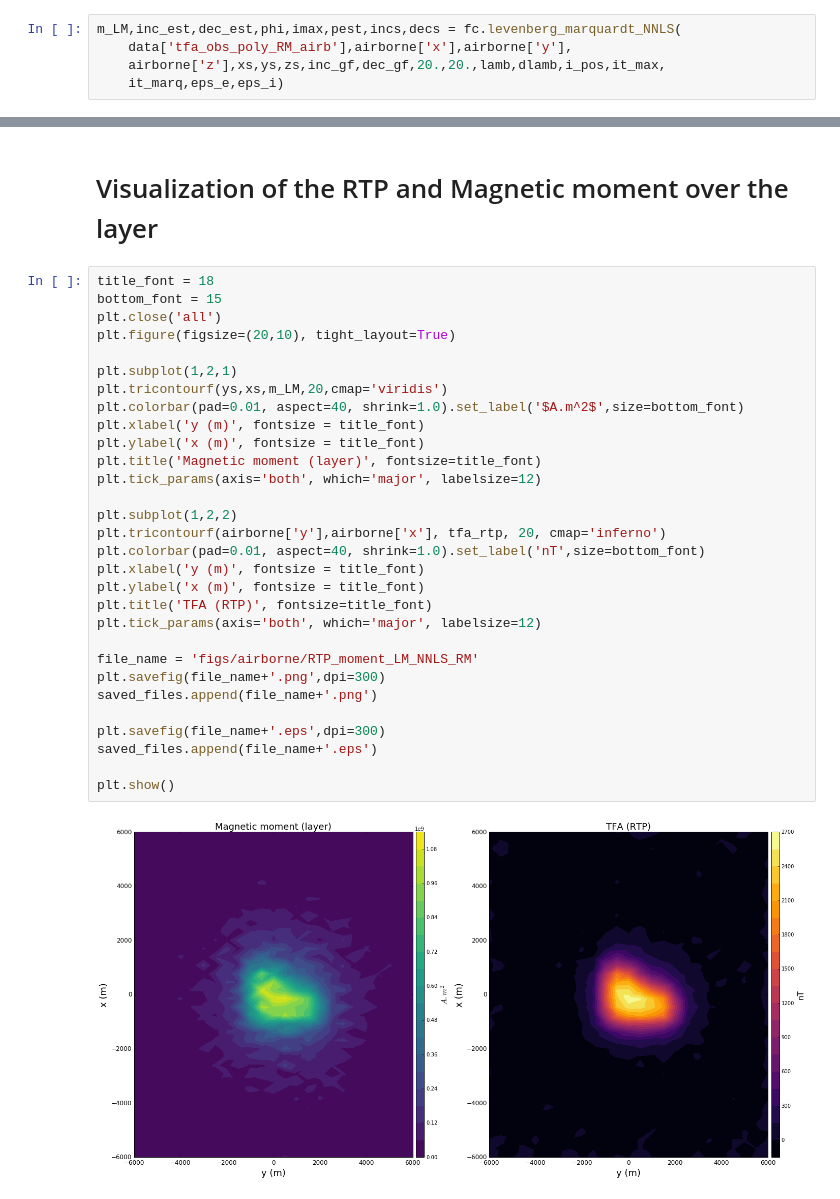
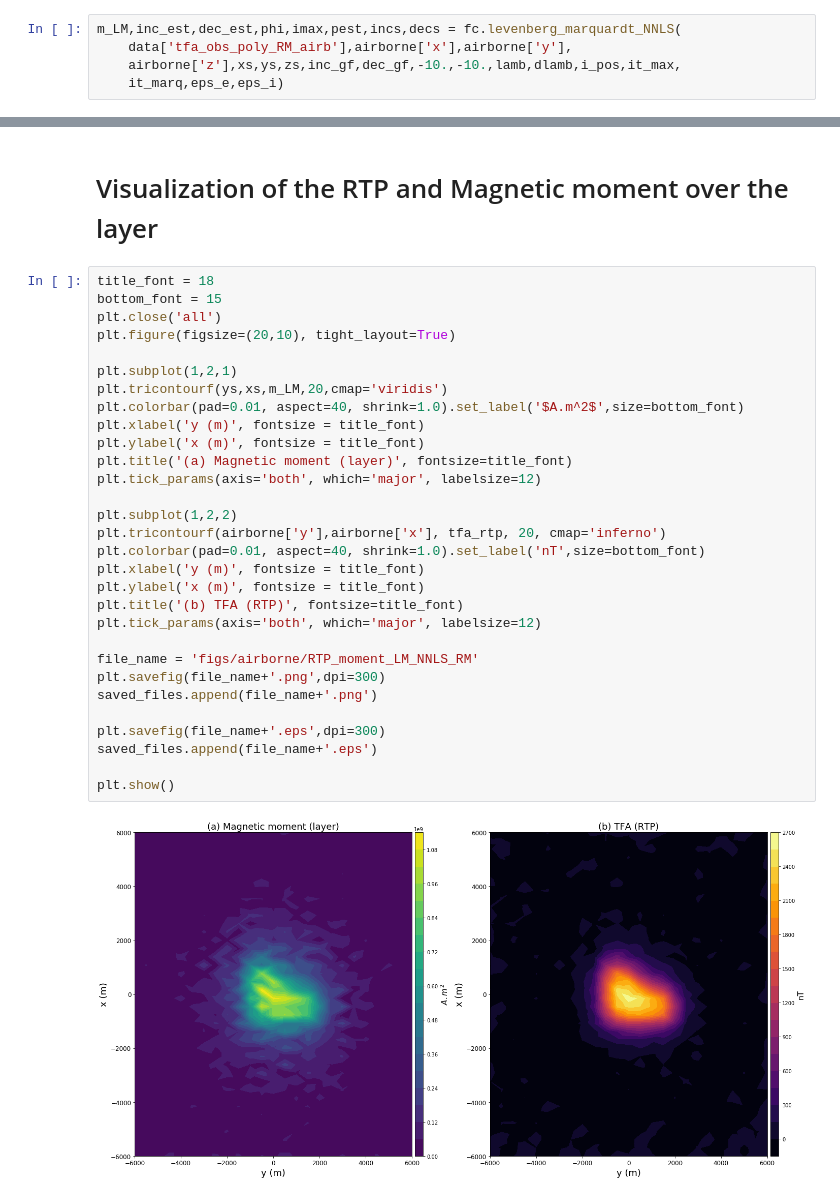
Before and after one commit to pinga-lab/eqlayer-magnetization-direction, a Jupyter notebook: code/notebooks/polyprism_model/airborne_EQL_magdirection_RM.ipynb, the cells around one changed output, grey strips where cells are left out. Saved outputs shown, nothing was run; the diff lists cells and outputs as text.

```diff
--- a/code/notebooks/polyprism_model/airborne_EQL_magdirection_RM.ipynb
+++ b/code/notebooks/polyprism_model/airborne_EQL_magdirection_RM.ipynb
@@ -252,7 +252,7 @@ eps_i = 1e-4
 # %%
 m_LM,inc_est,dec_est,phi,imax,pest,incs,decs = fc.levenberg_marquardt_NNLS(
     data['tfa_obs_poly_RM_airb'],airborne['x'],airborne['y'],
-    airborne['z'],xs,ys,zs,inc_gf,dec_gf,20.,20.,lamb,dlamb,i_pos,it_max,
+    airborne['z'],xs,ys,zs,inc_gf,dec_gf,-10.,-10.,lamb,dlamb,i_pos,it_max,
     it_marq,eps_e,eps_i)
 # %% [output]
 i = 0
@@ -458,32 +458,32 @@ plt.show()
 # %%
 title_font = 18
 bottom_font = 15
 plt.close('all')
 plt.figure(figsize=(20,10), tight_layout=True)
 
 plt.subplot(1,2,1)
 plt.tricontourf(ys,xs,m_LM,20,cmap='viridis')
 plt.colorbar(pad=0.01, aspect=40, shrink=1.0).set_label('$A.m^2$',size=bottom_font)
 plt.xlabel('y (m)', fontsize = title_font)
 plt.ylabel('x (m)', fontsize = title_font)
-plt.title('Magnetic moment (layer)', fontsize=title_font)
+plt.title('(a) Magnetic moment (layer)', fontsize=title_font)
 plt.tick_params(axis='both', which='major', labelsize=12)
 
 plt.subplot(1,2,2)
 plt.tricontourf(airborne['y'],airborne['x'], tfa_rtp, 20, cmap='inferno')
 plt.colorbar(pad=0.01, aspect=40, shrink=1.0).set_label('nT',size=bottom_font)
 plt.xlabel('y (m)', fontsize = title_font)
 plt.ylabel('x (m)', fontsize = title_font)
-plt.title('TFA (RTP)', fontsize=title_font)
+plt.title('(b) TFA (RTP)', fontsize=title_font)
 plt.tick_params(axis='both', which='major', labelsize=12)
 
 file_name = 'figs/airborne/RTP_moment_LM_NNLS_RM'
 plt.savefig(file_name+'.png',dpi=300)
 saved_files.append(file_name+'.png')
 
 plt.savefig(file_name+'.eps',dpi=300)
 saved_files.append(file_name+'.eps')
 
 plt.show()
 # %% [output]
-[figure, old version]
+[figure, new version]
```
Also changed, not shown: parts of 14 cells of this notebook, 49 other files.
